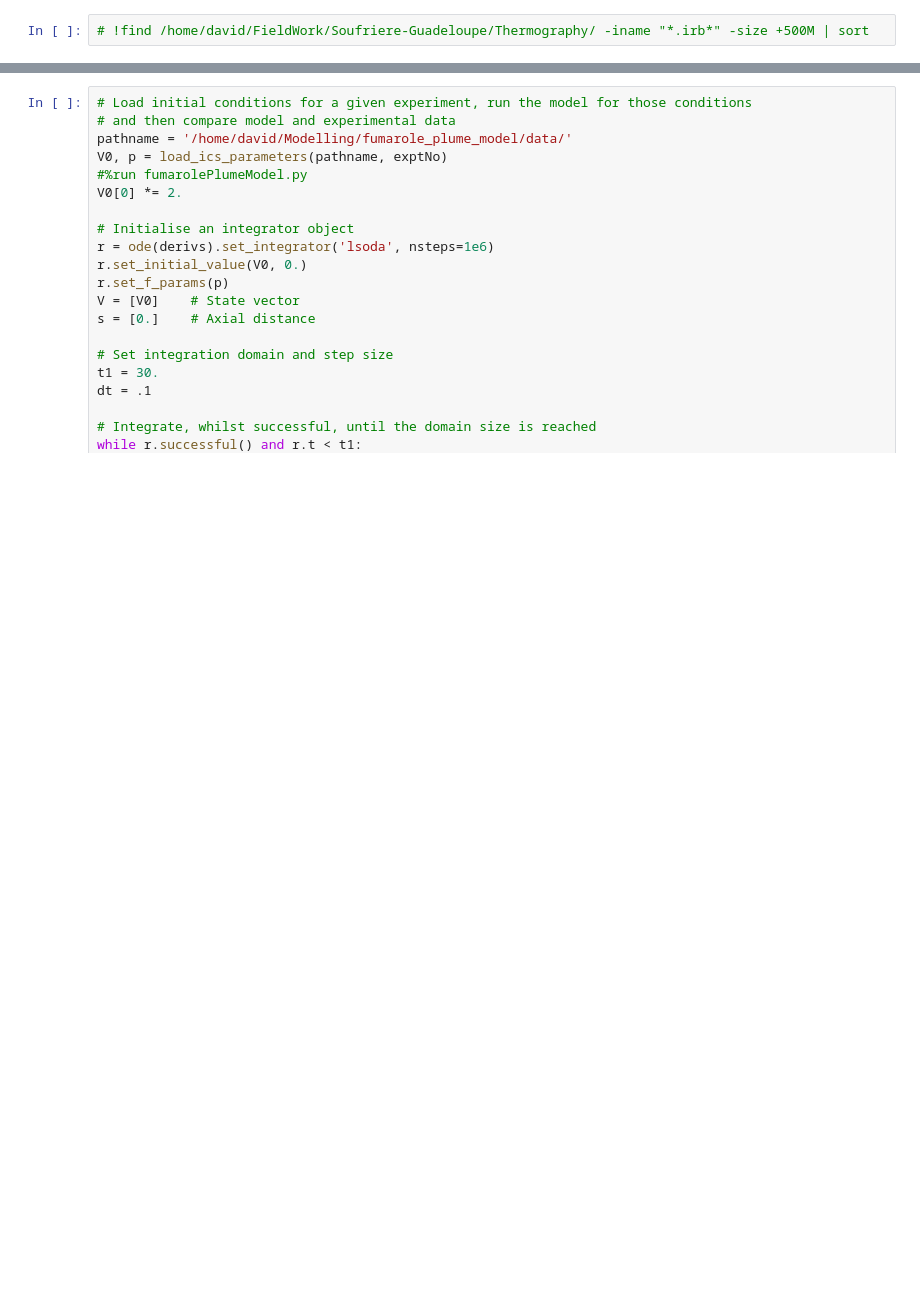
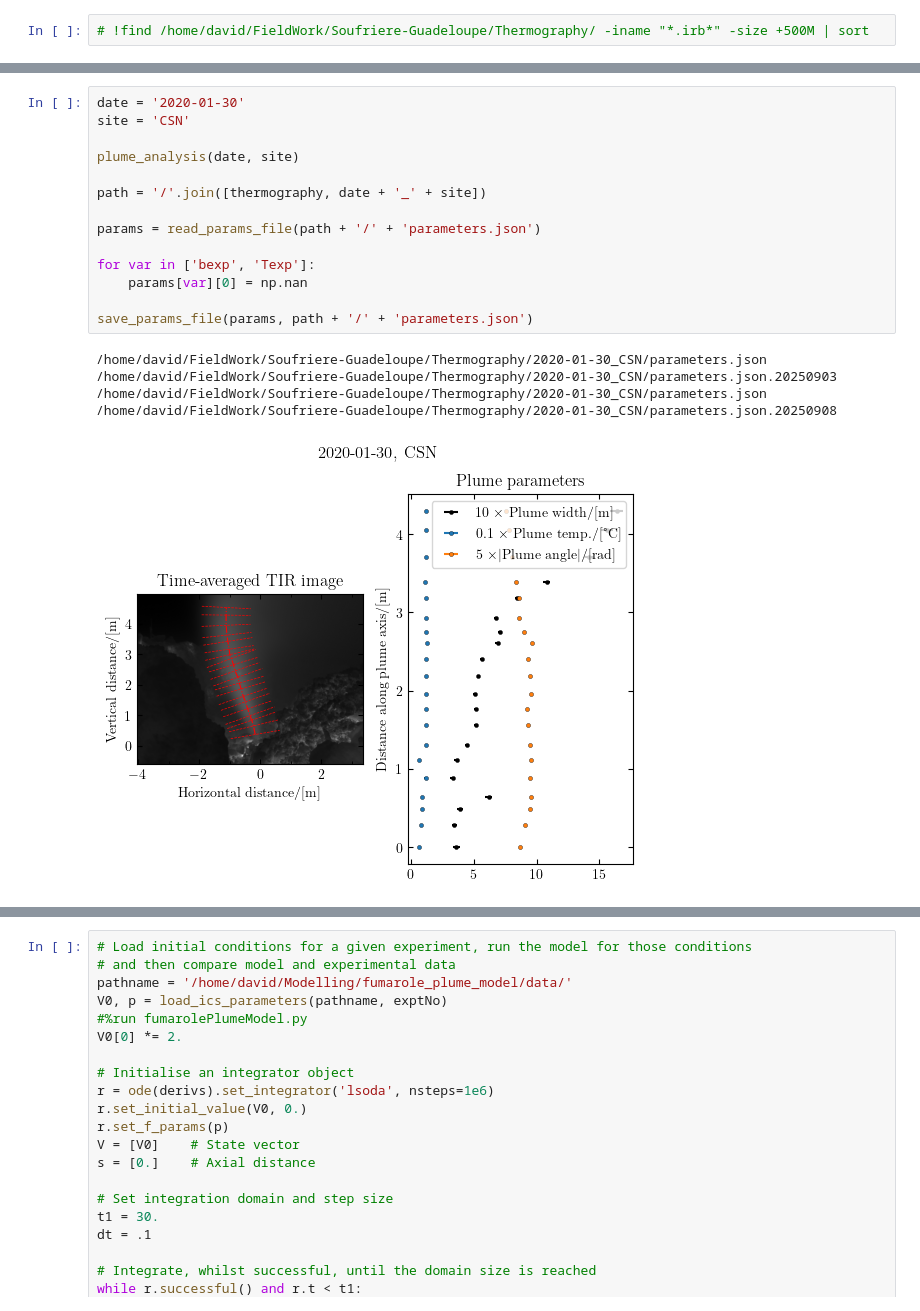
Before and after one commit to djessop/fumarole_plume_model, a Jupyter notebook: plume_analyser_real_plume.ipynb, the cells around one changed output, grey strips where cells are left out. Drawn from its saved outputs; the diff is of its cells as text; blank space fills up the shorter version.

```diff
--- a/plume_analyser_real_plume.ipynb
+++ b/plume_analyser_real_plume.ipynb
@@ -380,0 +284,18 @@ plume_analysis(date, site)
+# %%
+date = '2020-01-30'
+site = 'CSN'
+
+plume_analysis(date, site)
+
+path = '/'.join([thermography, date + '_' + site])
+
+params = read_params_file(path + '/' + 'parameters.json')
+
+for var in ['bexp', 'Texp']:
+    params[var][0] = np.nan
+
+save_params_file(params, path + '/' + 'parameters.json')
+# %% [output]
+/home/david/FieldWork/Soufriere-Guadeloupe/Thermography/2020-01-30_CSN/parameters.json /home/david/FieldWork/Soufriere-Guadeloupe/Thermography/2020-01-30_CSN/parameters.json.20250903
+/home/david/FieldWork/Soufriere-Guadeloupe/Thermography/2020-01-30_CSN/parameters.json /home/david/FieldWork/Soufriere-Guadeloupe/Thermography/2020-01-30_CSN/parameters.json.20250908
+[figure, added]
```
Also changed, not shown: parts of 21 cells of this notebook, 5 other files.
